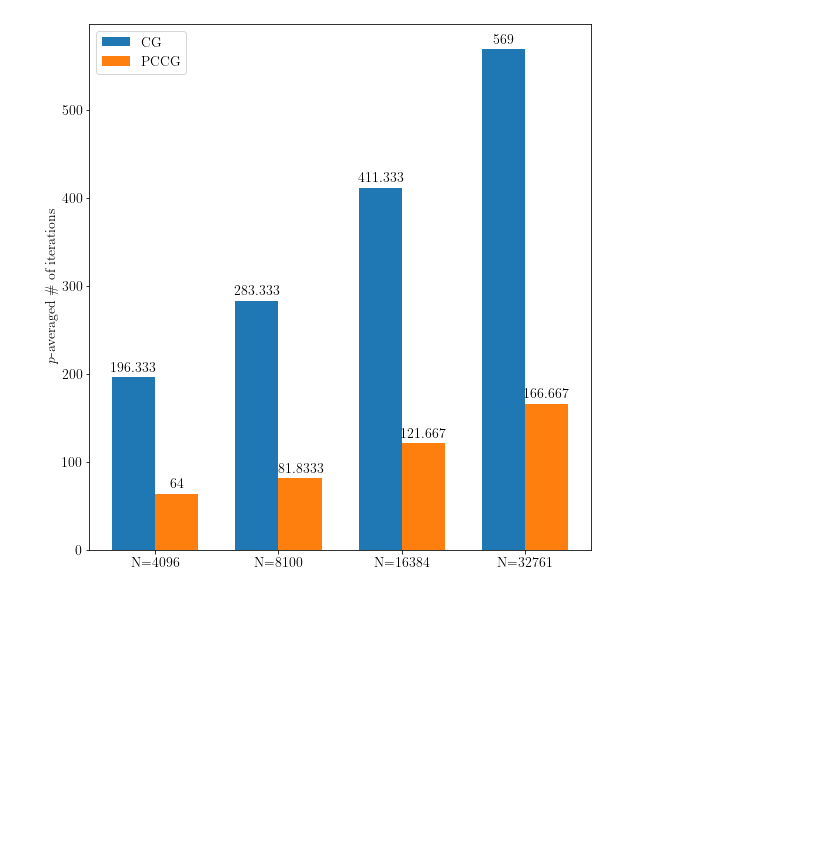
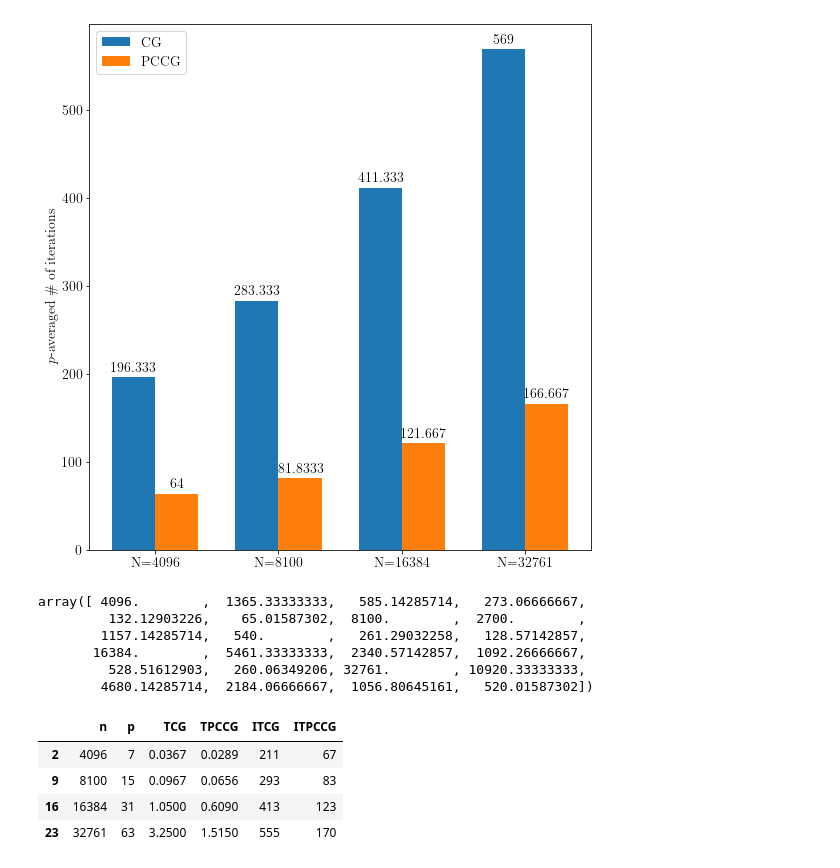
Before and after one commit to yardasol/cs554-project, a Jupyter notebook: ilu-plots.ipynb, the cells around one changed output. Saved outputs shown, nothing was run; the diff lists cells and outputs as text; code cells hidden in the pictures; blank space fills up the shorter version.

```diff
--- a/ilu-plots.ipynb
+++ b/ilu-plots.ipynb
@@ -108,3 +109,12 @@ fig4.tight_layout()
 plt.savefig('2D_ILU_intvsN.svg',format='svg')
 # %% [output]
 [figure]
+# %%
+df.n.to_numpy() / df.p.to_numpy()
+# %% [output]
+array([ 4096.        ,  1365.33333333,   585.14285714,   273.06666667,
+         132.12903226,    65.01587302,  8100.        ,  2700.        ,
+        1157.14285714,   540.        ,   261.29032258,   128.57142857,
+       16384.        ,  5461.33333333,  2340.57142857,  1092.26666667,
+         528.51612903,   260.06349206, 32761.        , 10920.33333333,
+        4680.14285714,  2184.06666667,  1056.80645161,   520.01587302])
@@ -110,0 +125,8 @@ plt.savefig('2D_ILU_intvsN.svg',format='svg')
+# %%
+df.loc[wsids2,:]
+# %% [output]
+|  | n | p | TCG | TPCCG | ITCG | ITPCCG |
+| 2 | 4096 | 7 | 0.0367 | 0.0289 | 211 | 67 |
+| 9 | 8100 | 15 | 0.0967 | 0.0656 | 293 | 83 |
+| 16 | 16384 | 31 | 1.0500 | 0.6090 | 413 | 123 |
+| 23 | 32761 | 63 | 3.2500 | 1.5150 | 555 | 170 |
```
Also changed, not shown: parts of 5 cells of this notebook.
